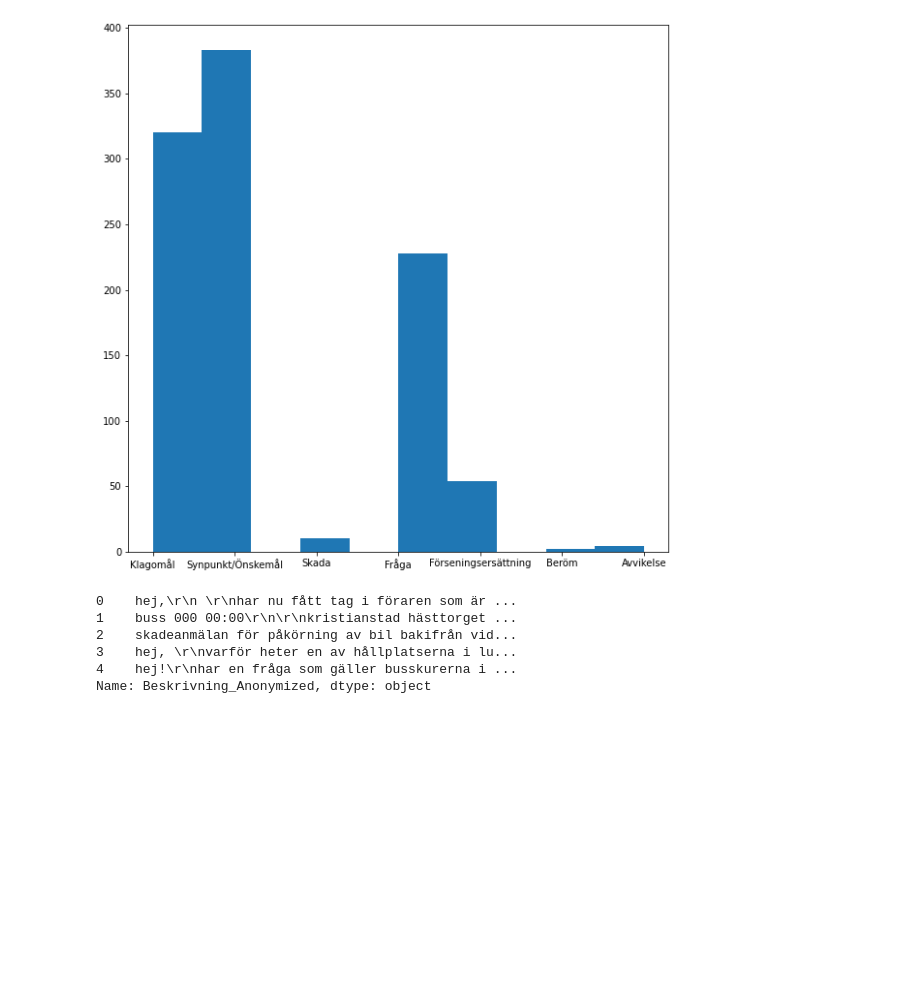
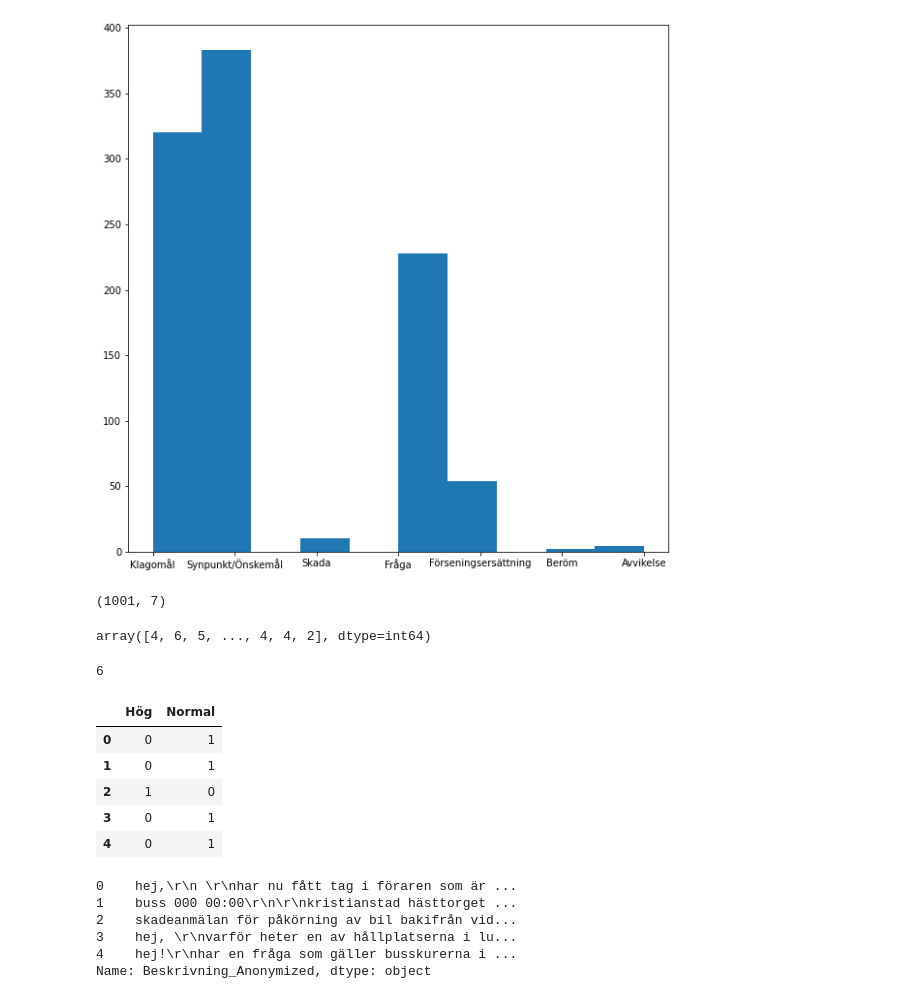
Before and after one commit to cerionXLII/NLP_BERT, a Jupyter notebook: src/Bert.ipynb, the cells around one changed output. Drawn from its saved outputs; the diff is of its cells as text; code cells hidden in the pictures; blank space fills up the shorter version.

```diff
--- a/src/Bert.ipynb
+++ b/src/Bert.ipynb
@@ -145,3 +145,7 @@ plt.hist(df['Ärendetyp'])
 X = df['Beskrivning_Anonymized'].str.lower() #Lower case to slim the vocabulary
 # %%
 Y = pd.get_dummies(df['Ärendetyp'], columns=['Ärendetyp'])
+# %%
+Y.shape
+# %% [output]
+(1001, 7)
@@ -148,3 +155,23 @@ Y = pd.get_dummies(df['Ärendetyp'], columns=['Ärendetyp'])
+# %%
+Y
+# %% [output]
+array([4, 6, 5, ..., 4, 4, 2], dtype=int64)
+# %%
+Y.max()
+# %% [output]
+6
+# %%
+#This could also be a target
+Y2 = pd.get_dummies(df['Prioritet'], columns=['Prioritet'])
+# %%
+Y2.head()
+# %% [output]
+|  | Hög | Normal |
+| 0 | 0 | 1 |
+| 1 | 0 | 1 |
+| 2 | 1 | 0 |
+| 3 | 0 | 1 |
+| 4 | 0 | 1 |
 # %%
 X.head()
 # %% [output]
```
Also changed, not shown: parts of 12 cells of this notebook.
